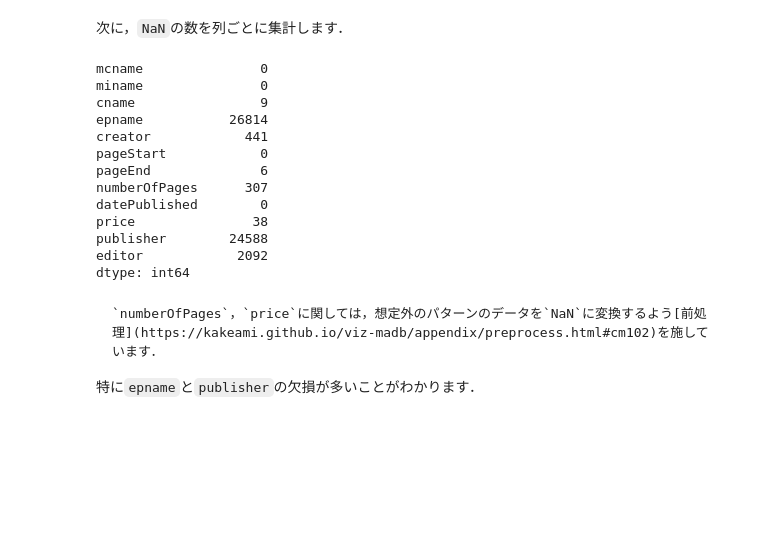
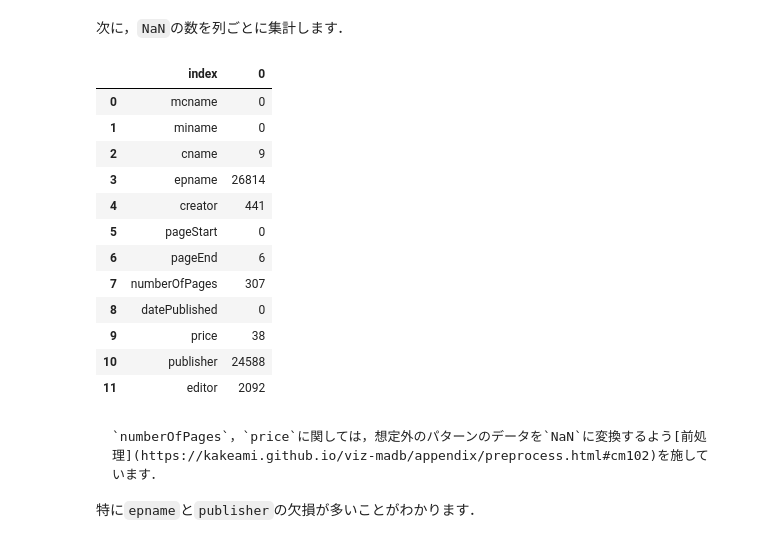
Before and after one commit to kakeami/viz-madb, a Jupyter notebook: _sources/eda/eda.ipynb, the cells around one changed output. Cells and saved outputs as stored; diff of their text form; code cells hidden in the pictures; blank space fills up the shorter version.

````diff
--- a/_sources/eda/eda.ipynb
+++ b/_sources/eda/eda.ipynb
@@ -94,21 +94,21 @@ df.describe()
 # %% [markdown]
 次に，`NaN`の数を列ごとに集計します．
 # %%
-df.isna().sum()
+df.isna().sum().reset_index()
 # %% [output]
-mcname               0
-miname               0
-cname                9
-epname           26814
-creator            441
-pageStart            0
-pageEnd              6
-numberOfPages      307
-datePublished        0
-price               38
-publisher        24588
-editor            2092
-dtype: int64
+|  | index | 0 |
+| 0 | mcname | 0 |
+| 1 | miname | 0 |
+| 2 | cname | 9 |
+| 3 | epname | 26814 |
+| 4 | creator | 441 |
+| 5 | pageStart | 0 |
+| 6 | pageEnd | 6 |
+| 7 | numberOfPages | 307 |
+| 8 | datePublished | 0 |
+| 9 | price | 38 |
+| 10 | publisher | 24588 |
+| 11 | editor | 2092 |
 # %% [markdown]
 ```{margin} 前処理が原因の欠測
 `numberOfPages`，`price`に関しては，想定外のパターンのデータを`NaN`に変換するよう[前処理](https://kakeami.github.io/viz-madb/appendix/preprocess.html#cm102)を施しています．
````
Also changed, not shown: parts of 15 cells of this notebook, 2 other files.
